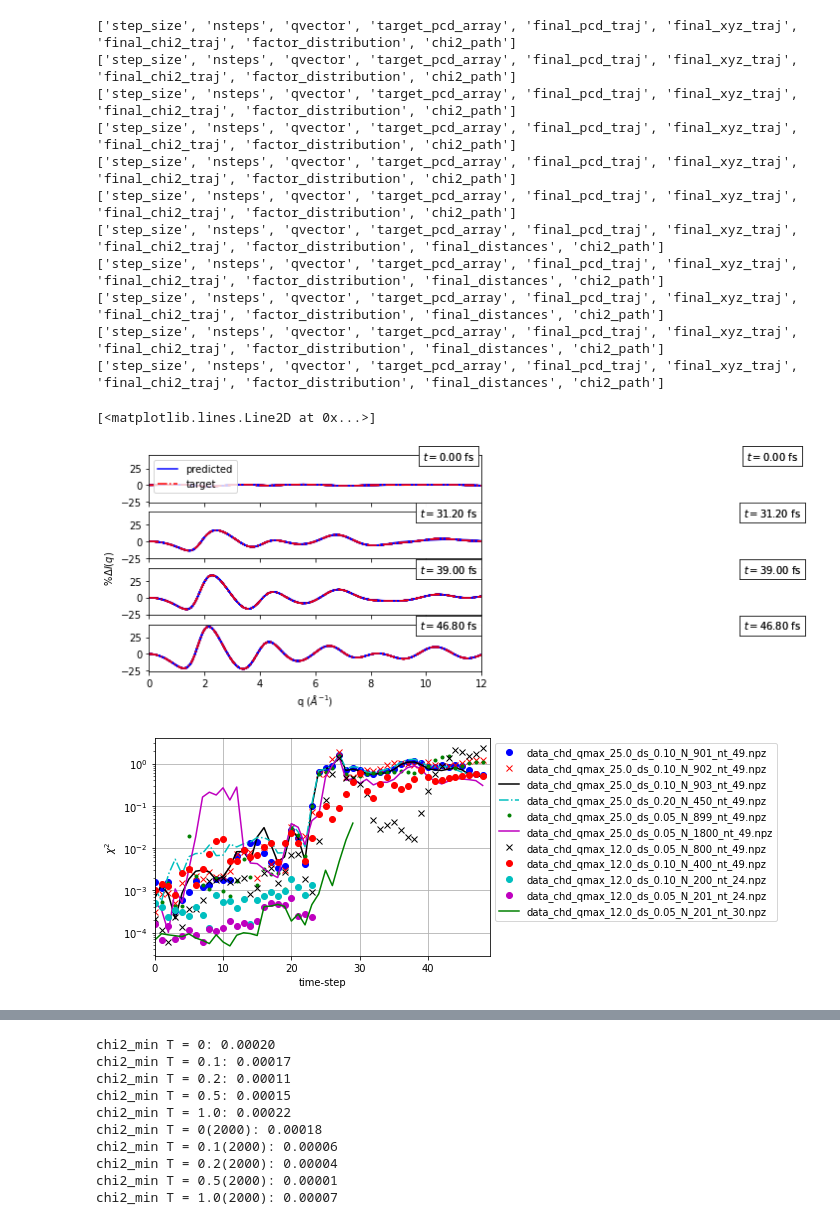
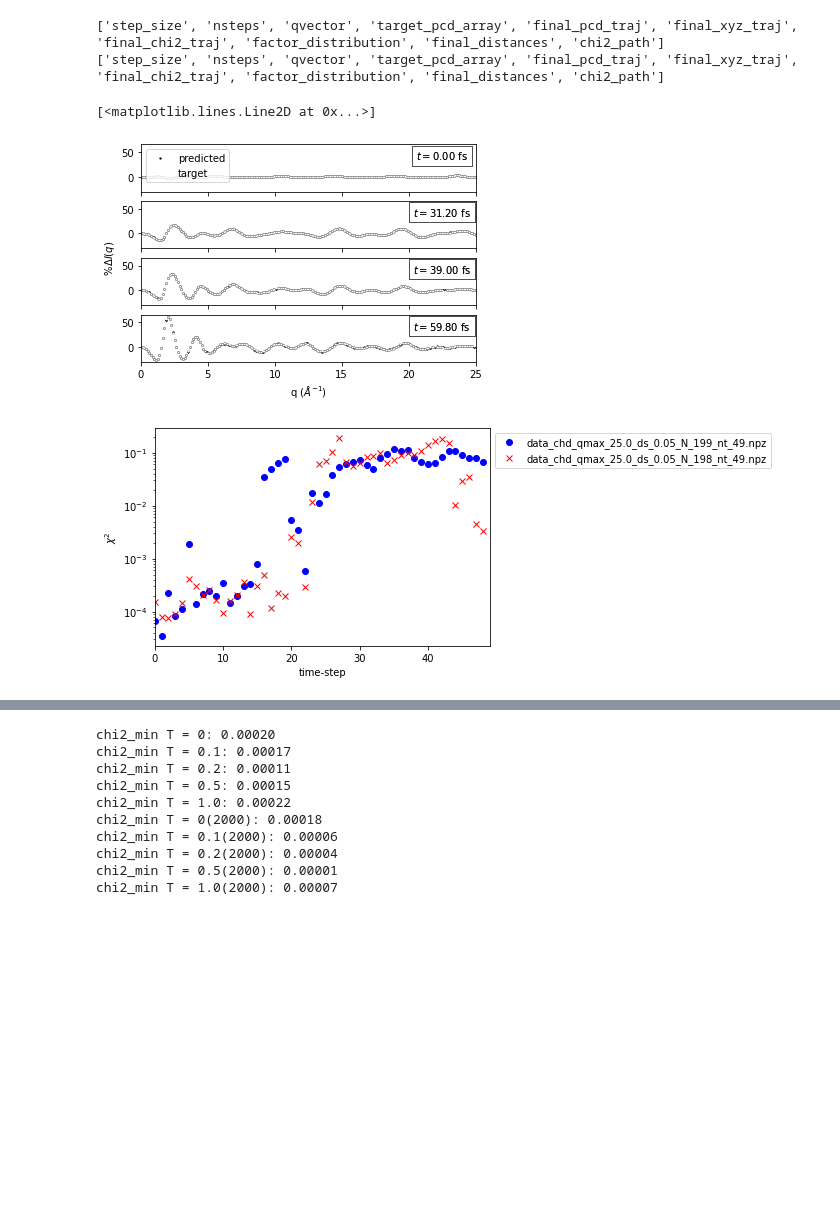
Before and after one commit to tnorthey/molecule, a Jupyter notebook: create_plots_chd.ipynb, the cells around one changed output, grey strips where cells are left out. Saved outputs shown, nothing was run; the diff lists cells and outputs as text; code cells hidden in the pictures; blank space fills up the shorter version.

```diff
--- a/create_plots_chd.ipynb
+++ b/create_plots_chd.ipynb
@@ -71,26 +71,34 @@ file_list = [
     # they have 9 restarts and 2 reverts
     # all have T0 = 0.5
             #'data_chd_qmax_25.0_ds_0.10_N_900_nt_49.npz',  # I cheated in this one, it worked but I started at t=20
-            'data_chd_qmax_25.0_ds_0.10_N_901_nt_49.npz',
-            'data_chd_qmax_25.0_ds_0.10_N_902_nt_49.npz',
-            'data_chd_qmax_25.0_ds_0.10_N_903_nt_49.npz',
-            'data_chd_qmax_25.0_ds_0.20_N_450_nt_49.npz',  # same but half steps, ds=0.2, 4 reverts
+            #'data_chd_qmax_25.0_ds_0.10_N_901_nt_49.npz',
+            #'data_chd_qmax_25.0_ds_0.10_N_902_nt_49.npz',
+            #'data_chd_qmax_25.0_ds_0.10_N_903_nt_49.npz',
+            #'data_chd_qmax_25.0_ds_0.20_N_450_nt_49.npz',  # same but half steps, ds=0.2, 4 reverts
             # exp(w0/wk) damping, and back to 2 reverts
-            'data_chd_qmax_25.0_ds_0.05_N_899_nt_49.npz',  #same as 900 runs (this one opened correctly!)
-            'data_chd_qmax_25.0_ds_0.05_N_1800_nt_49.npz', # To Do: same as 899 but more steps e.g. 1800.
+            #'data_chd_qmax_25.0_ds_0.05_N_899_nt_49.npz',  #same as 900 runs (this one opened correctly!)
+            #'data_chd_qmax_25.0_ds_0.05_N_1800_nt_49.npz', # To Do: same as 899 but more steps e.g. 1800.
             # lower qmax tests...
-            'data_chd_qmax_12.0_ds_0.05_N_800_nt_49.npz',  #lower q-range (just a test)
+            #'data_chd_qmax_12.0_ds_0.05_N_800_nt_49.npz',  #lower q-range (just a test)
             # force restart if chi2 < 0.1:
-            'data_chd_qmax_12.0_ds_0.10_N_400_nt_49.npz',
+            #'data_chd_qmax_12.0_ds_0.10_N_400_nt_49.npz',
     #force restart based on thresh_arr
-            'data_chd_qmax_12.0_ds_0.10_N_200_nt_24.npz',
-            'data_chd_qmax_12.0_ds_0.05_N_201_nt_24.npz',
-            'data_chd_qmax_12.0_ds_0.05_N_201_nt_30.npz',
-
+            #'data_chd_qmax_12.0_ds_0.10_N_200_nt_24.npz',
+            #'data_chd_qmax_12.0_ds_0.05_N_201_nt_24.npz',
+            #'data_chd_qmax_12.0_ds_0.05_N_201_nt_30.npz',
+            #'data_chd_qmax_12.0_ds_0.05_N_199_nt_30.npz',
+            'data_chd_qmax_25.0_ds_0.05_N_199_nt_49.npz',
+            'data_chd_qmax_25.0_ds_0.05_N_198_nt_49.npz',
             # To Do: traj 98 (seems to open faster, good test)
             # and/or traj 94, opens weirdly, maybe interesting.
             # close ring, manually create one from t=49-0 traj001
             ]
+
+#file_list = [
+#    'data_chd_qmax_12.0_ds_0.05_N_394_nt_24.npz',
+#    'data_chd_qmax_12.0_ds_0.05_N_394_nt_49.npz',
+#    ]
+
 #style_list = ['go',  'co',  'bo',  'ko',  'mo',
 #              'y-.', 'yx', 'y--', 'yo',
 #              'r-.', 'rx', 'ro', 'r--',
@@ -134,7 +142,7 @@ for data_file in file_list:
         qvector = f['qvector']
         qmax = qvector[-1]
 
-        time_points = np.array([0, 12, 15, 18])
+        time_points = np.array([0, 12, 15, 23])
         #time_points = np.array([0, 10, 32, 48])
         #time_points = np.array([0])
         fs_points = time_points * 2.6
@@ -145,28 +153,32 @@ for data_file in file_list:
             #p.figure(1 + 3*c)
             p.figure(1)
             ax1 = p.subplot(411)
-            p.plot(qvector, final_pcd[:, 0], 'b')
-            p.plot(qvector, target_pcd[:, 0], 'r-.')
+            style1 = 'k.'
+            style2 = 'w.'
+            ms1 = 2.5
+            ms2 = 2.0
+            al = 0.5
+            p.plot(qvector, final_pcd[:, 0], style1, ms=ms1)
+            p.plot(qvector, target_pcd[:, 0], style2, ms=ms2)
             p.tick_params('x', labelbottom=False)
             p.legend(('predicted', 'target'), loc='upper left')
             ypos = 43
             xpos = 0.9*qmax
-            al = 0.5
             p.text(xpos, ypos, '$t = %3.2f$ fs' % fs_points[0],
                          horizontalalignment='center',
                          verticalalignment='center',
                          bbox=dict(facecolor='white', alpha=al))
             ax2 = p.subplot(412, sharex=ax1, sharey=ax1)
-            p.plot(qvector, final_pcd[:, 1], 'b')
-            p.plot(qvector, target_pcd[:, 1], 'r-.')
+            p.plot(qvector, final_pcd[:, 1], style1, ms=ms1)
+            p.plot(qvector, target_pcd[:, 1], style2, ms=ms2)
             p.tick_params('x', labelbottom=False)
             p.text(xpos, ypos, '$t = %3.2f$ fs' % fs_points[1],
                          horizontalalignment='center',
                          verticalalignment='center',
                          bbox=dict(facecolor='white', alpha=al))
             ax3 = p.subplot(413, sharex=ax1, sharey=ax1)
-            p.plot(qvector, final_pcd[:, 2], 'b')
-            p.plot(qvector, target_pcd[:, 2], 'r-.')
+            p.plot(qvector, final_pcd[:, 2], style1, ms=ms1)
+            p.plot(qvector, target_pcd[:, 2], style2, ms=ms2)
             p.tick_params('x', labelbottom=False)
             p.ylabel('               %$\Delta I(q)$')
             p.text(xpos, ypos, '$t = %3.2f$ fs' % fs_points[2],
@@ -174,8 +186,8 @@ for data_file in file_list:
                          verticalalignment='center',
                          bbox=dict(facecolor='white', alpha=al))
             ax4 = p.subplot(414, sharex=ax1, sharey=ax1)
-            p.plot(qvector, final_pcd[:, 3], 'b')
-            p.plot(qvector, target_pcd[:, 3], 'r-.')
+            p.plot(qvector, final_pcd[:, 3], style1, ms=ms1)
+            p.plot(qvector, target_pcd[:, 3], style2, ms=ms2)
             p.xlabel('q $(\AA^{-1})$')
             p.xlim(0, qmax)
             p.text(xpos, ypos, '$t = %3.2f$ fs' % fs_points[3],
@@ -204,41 +216,32 @@ for data_file in file_list:
             #p.show()
             #p.legend(stepsize_list)
             if png_plot:
                 fname = ('%s_chi2_vary_stepsize_qmax_%2.1f.png' %
                       (title, qmax))
                 fname = '%s_chi2_vary_qmax.png' % title
                 p.savefig(fname, dpi=300, facecolor='w',
                         edgecolor='w', orientation='portrait',
                         format='png', transparent=False,
                         bbox_inches='tight', pad_inches=0.1,
                         metadata=None)
 
             #p.figure(3 + 3*c)
             p.figure(3)
             p.plot(factor_distribution, style_list[c])
             p.xlabel('mode')
             p.ylabel('$\Delta R_i$')
             p.grid()
     #except:
     #    continue
 p.figure(2)
 #p.legend(nsteps_list, bbox_to_anchor=(1,1), loc="upper left")
 p.legend(file_list, bbox_to_anchor=(1,1), loc="upper left")
 
 p.figure(3)
 p.plot(np.zeros(len(factor_distribution)), 'k--')
 # %% [output]
-['step_size', 'nsteps', 'qvector', 'target_pcd_array', 'final_pcd_traj', 'final_xyz_traj', 'final_chi2_traj', 'factor_distribution', 'chi2_path']
-['step_size', 'nsteps', 'qvector', 'target_pcd_array', 'final_pcd_traj', 'final_xyz_traj', 'final_chi2_traj', 'factor_distribution', 'chi2_path']
-['step_size', 'nsteps', 'qvector', 'target_pcd_array', 'final_pcd_traj', 'final_xyz_traj', 'final_chi2_traj', 'factor_distribution', 'chi2_path']
-['step_size', 'nsteps', 'qvector', 'target_pcd_array', 'final_pcd_traj', 'final_xyz_traj', 'final_chi2_traj', 'factor_distribution', 'chi2_path']
-['step_size', 'nsteps', 'qvector', 'target_pcd_array', 'final_pcd_traj', 'final_xyz_traj', 'final_chi2_traj', 'factor_distribution', 'chi2_path']
-['step_size', 'nsteps', 'qvector', 'target_pcd_array', 'final_pcd_traj', 'final_xyz_traj', 'final_chi2_traj', 'factor_distribution', 'chi2_path']
 ['step_size', 'nsteps', 'qvector', 'target_pcd_array', 'final_pcd_traj', 'final_xyz_traj', 'final_chi2_traj', 'factor_distribution', 'final_distances', 'chi2_path']
 ['step_size', 'nsteps', 'qvector', 'target_pcd_array', 'final_pcd_traj', 'final_xyz_traj', 'final_chi2_traj', 'factor_distribution', 'final_distances', 'chi2_path']
-['step_size', 'nsteps', 'qvector', 'target_pcd_array', 'final_pcd_traj', 'final_xyz_traj', 'final_chi2_traj', 'factor_distribution', 'final_distances', 'chi2_path']
-['step_size', 'nsteps', 'qvector', 'target_pcd_array', 'final_pcd_traj', 'final_xyz_traj', 'final_chi2_traj', 'factor_distribution', 'final_distances', 'chi2_path']
-['step_size', 'nsteps', 'qvector', 'target_pcd_array', 'final_pcd_traj', 'final_xyz_traj', 'final_chi2_traj', 'factor_distribution', 'final_distances', 'chi2_path']
 [<matplotlib.lines.Line2D at 0x...>]
-[figure, old version]
+[figure, new version]
-[figure, old version]
+[figure, new version]
```
Also changed, not shown: parts of 2 cells of this notebook, 16 other files.
